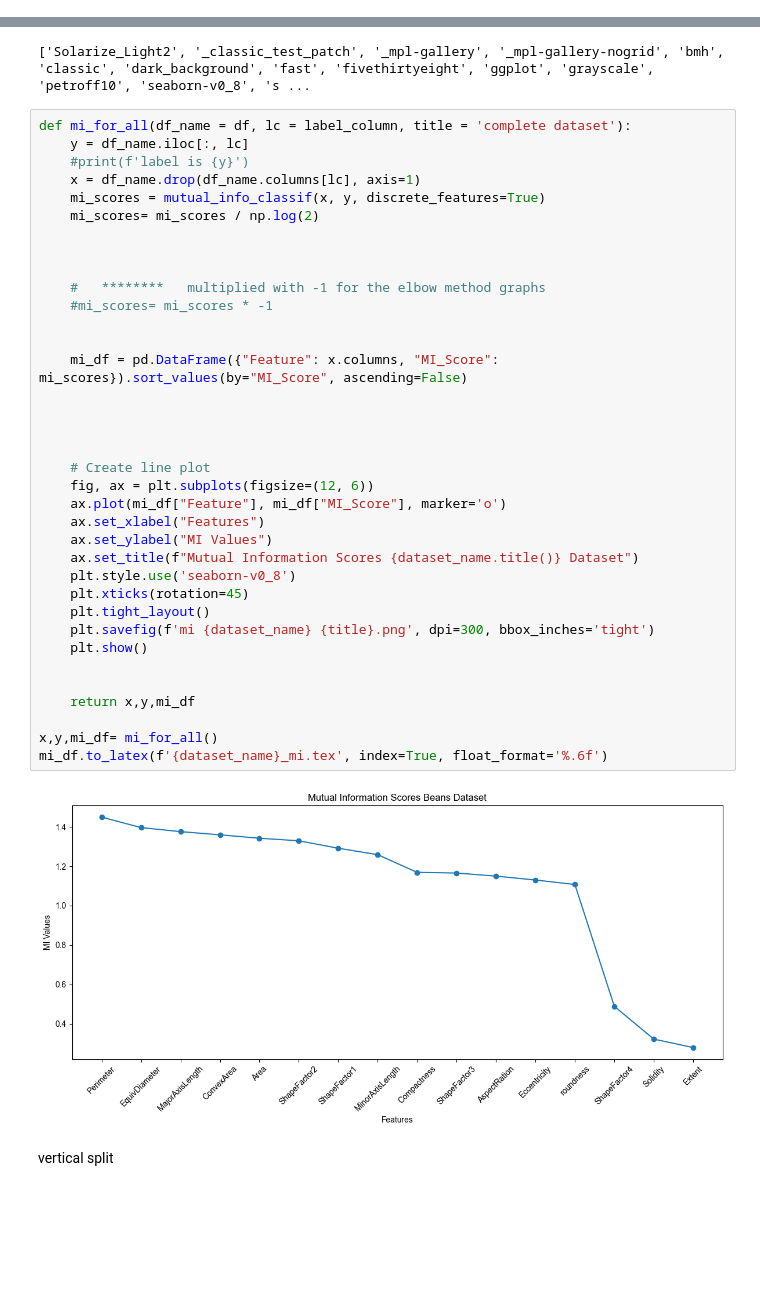
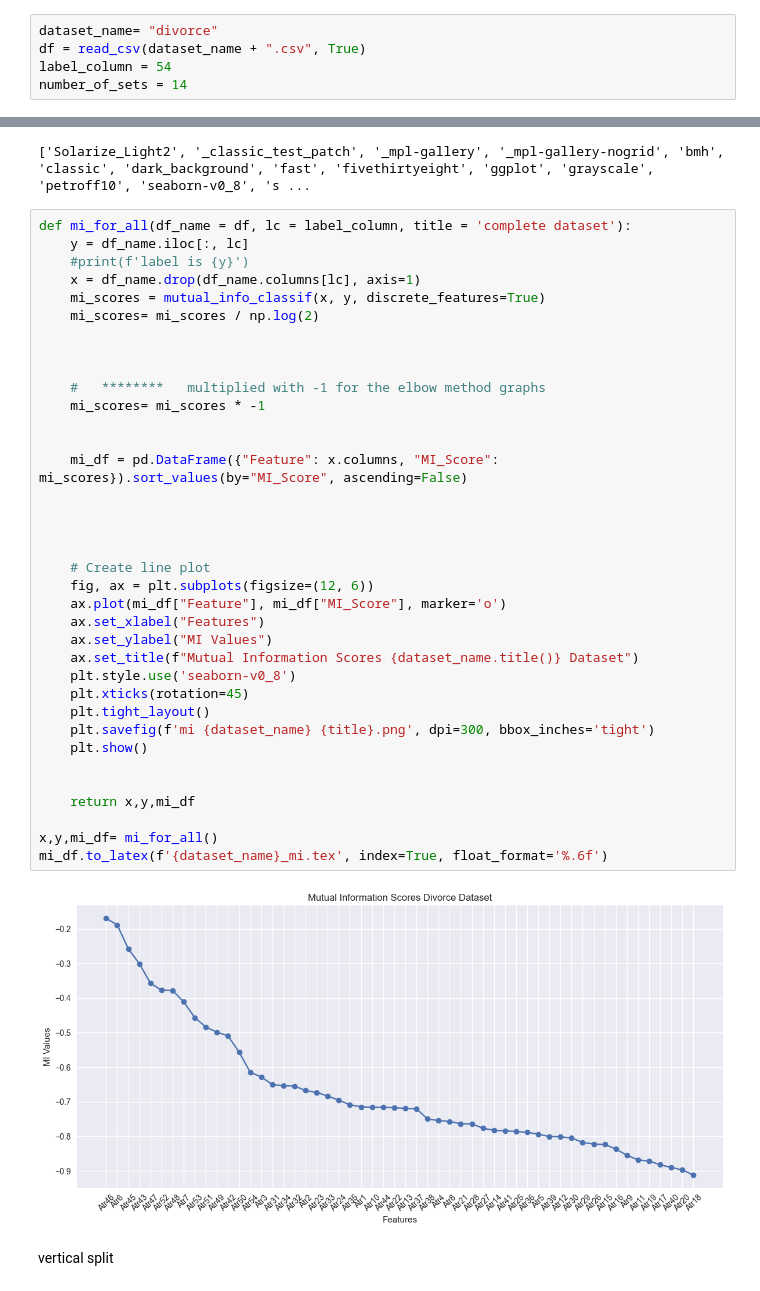
Before and after one commit to senturkcan/ppfs_mlpart, a Jupyter notebook: mi_only 2 divorce.ipynb, the cells around one changed output, grey strips where cells are left out. Saved outputs shown, nothing was run; the diff lists cells and outputs as text; blank space fills up the shorter version.

```diff
--- a/mi_only 2 divorce.ipynb
+++ b/mi_only 2 divorce.ipynb
@@ -46,0 +39,5 @@ number_of_sets = 14
+# %%
+dataset_name= "divorce"
+df = read_csv(dataset_name + ".csv", True)
+label_column = 54
+number_of_sets = 14
@@ -86,34 +86,34 @@ def mi_for_all(df_name = df, lc = label_column, title = 'complete dataset'):
     mi_scores= mi_scores / np.log(2)
 
 
 
     #   ********   multiplied with -1 for the elbow method graphs
-    #mi_scores= mi_scores * -1
+    mi_scores= mi_scores * -1
 
 
     mi_df = pd.DataFrame({"Feature": x.columns, "MI_Score": mi_scores}).sort_values(by="MI_Score", ascending=False)
 
 
 
 
     # Create line plot
     fig, ax = plt.subplots(figsize=(12, 6))
     ax.plot(mi_df["Feature"], mi_df["MI_Score"], marker='o')
     ax.set_xlabel("Features")
     ax.set_ylabel("MI Values")
     ax.set_title(f"Mutual Information Scores {dataset_name.title()} Dataset")
     plt.style.use('seaborn-v0_8')
     plt.xticks(rotation=45)
     plt.tight_layout()
     plt.savefig(f'mi {dataset_name} {title}.png', dpi=300, bbox_inches='tight')
     plt.show()
 
 
     return x,y,mi_df
 
 x,y,mi_df= mi_for_all()
 mi_df.to_latex(f'{dataset_name}_mi.tex', index=True, float_format='%.6f')
 # %% [output]
-[figure, old version]
+[figure, new version]
 # %% [markdown]
 vertical split
```
Also changed, not shown: parts of 11 cells of this notebook, 12 other files.
